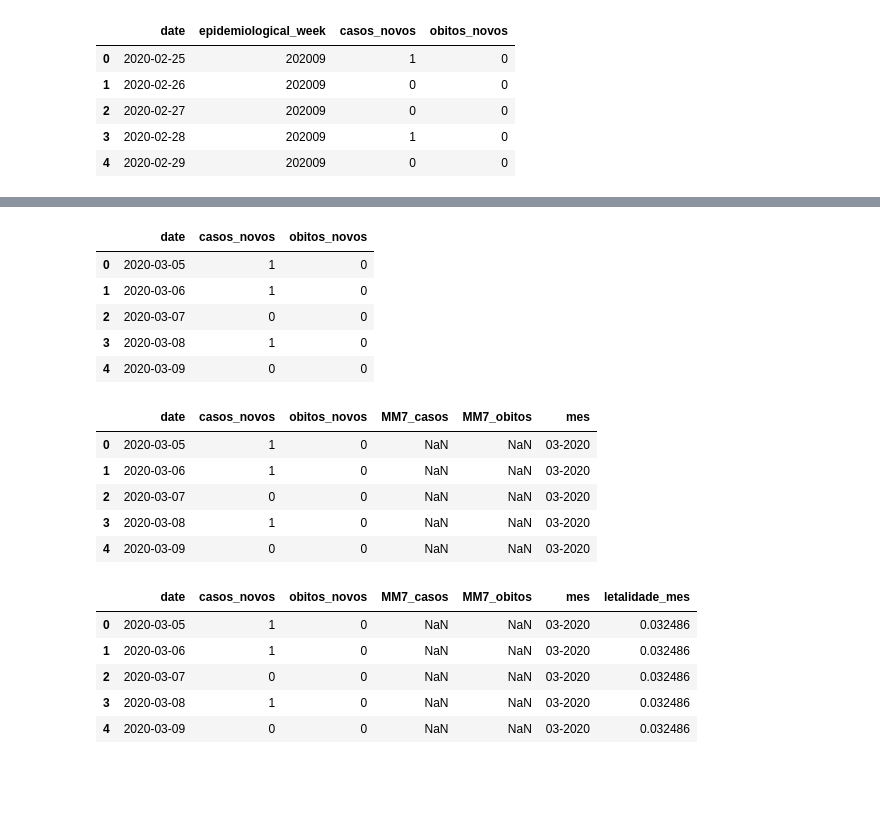
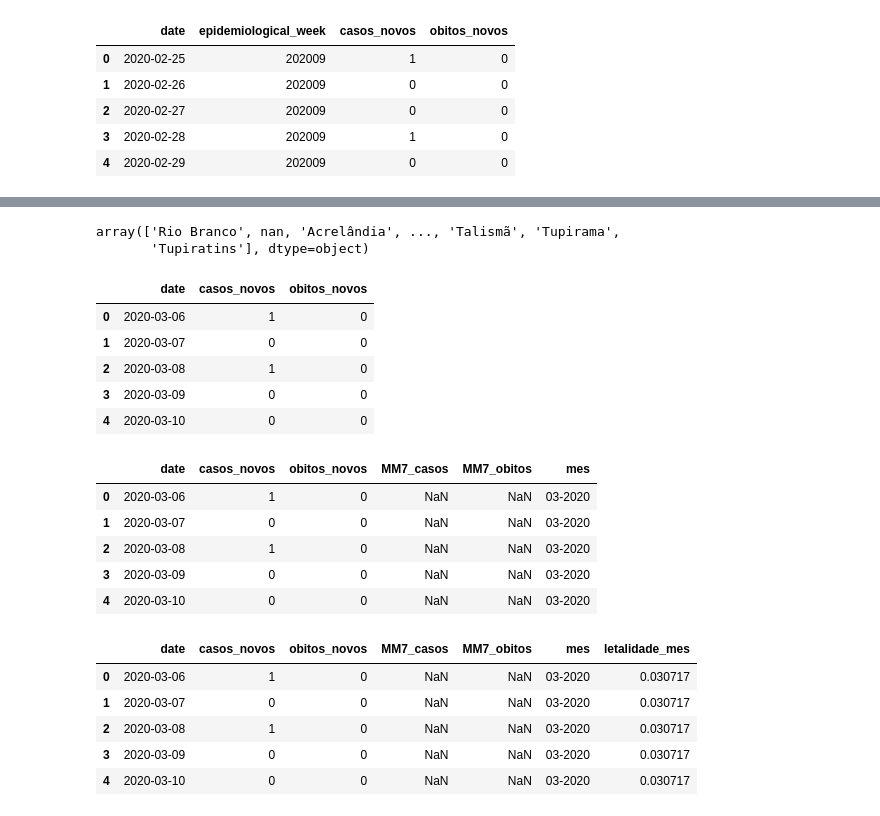
Before and after one commit to PedroHCAlmeida/analise_temporal_COVID_Brasil, a Jupyter notebook: notebooks/Limpeza_dados_covid.ipynb, the cells around one changed output, grey strips where cells are left out. Cells and saved outputs as stored; diff of their text form; code cells hidden in the pictures; blank space fills up the shorter version.

```diff
--- a/notebooks/Limpeza_dados_covid.ipynb
+++ b/notebooks/Limpeza_dados_covid.ipynb
@@ -101,14 +59,19 @@ dados_manaus.set_index(dados_manaus.columns[0]).to_csv('../dados_limpos/dados_ma
+# %%
+dados[''])
+# %% [output]
+array(['Rio Branco', nan, 'Acrelândia', ..., 'Talismã', 'Tupirama',
+       'Tupiratins'], dtype=object)
 # %%
-dados_rj = dados[(dados['state'] == 'RJ') & (dados['place_type'] == 'state')]
+dados_rj = dados[(dados['city'] == 'Rio de Janeiro')]
 dados_rj = dados_rj.groupby('date').agg({'casos_novos':'sum', 'obitos_novos':'sum'}).reset_index()
 dados_rj.head()
 # %% [output]
 |  | date | casos_novos | obitos_novos |
-| 0 | 2020-03-05 | 1 | 0 |
-| 1 | 2020-03-06 | 1 | 0 |
-| 2 | 2020-03-07 | 0 | 0 |
-| 3 | 2020-03-08 | 1 | 0 |
-| 4 | 2020-03-09 | 0 | 0 |
+| 0 | 2020-03-06 | 1 | 0 |
+| 1 | 2020-03-07 | 0 | 0 |
+| 2 | 2020-03-08 | 1 | 0 |
+| 3 | 2020-03-09 | 0 | 0 |
+| 4 | 2020-03-10 | 0 | 0 |
 # %%
 dados_rj['MM7_casos'] = dados_rj['casos_novos'].rolling(7, center=False).mean()
 dados_rj['MM7_obitos'] = dados_rj['obitos_novos'].rolling(7, center=False).mean()
@@ -116,11 +79,11 @@ dados_rj['mes'] = dados_rj['date'].dt.strftime('%m-%Y')
 dados_rj.head()
 # %% [output]
 |  | date | casos_novos | obitos_novos | MM7_casos | MM7_obitos | mes |
-| 0 | 2020-03-05 | 1 | 0 | NaN | NaN | 03-2020 |
-| 1 | 2020-03-06 | 1 | 0 | NaN | NaN | 03-2020 |
-| 2 | 2020-03-07 | 0 | 0 | NaN | NaN | 03-2020 |
-| 3 | 2020-03-08 | 1 | 0 | NaN | NaN | 03-2020 |
-| 4 | 2020-03-09 | 0 | 0 | NaN | NaN | 03-2020 |
+| 0 | 2020-03-06 | 1 | 0 | NaN | NaN | 03-2020 |
+| 1 | 2020-03-07 | 0 | 0 | NaN | NaN | 03-2020 |
+| 2 | 2020-03-08 | 1 | 0 | NaN | NaN | 03-2020 |
+| 3 | 2020-03-09 | 0 | 0 | NaN | NaN | 03-2020 |
+| 4 | 2020-03-10 | 0 | 0 | NaN | NaN | 03-2020 |
 # %%
 let_mes_rj = dados_rj.groupby('mes').agg({'casos_novos':'sum', 'obitos_novos':'sum'})
 let_mes_rj['letalidade_mes'] = let_mes_rj['obitos_novos'] / let_mes_rj['casos_novos']
@@ -130,11 +93,11 @@ dados_rj = dados_rj.merge(let_mes_rj[['mes','letalidade_mes']], on='mes')
 dados_rj.head()
 # %% [output]
 |  | date | casos_novos | obitos_novos | MM7_casos | MM7_obitos | mes | letalidade_mes |
-| 0 | 2020-03-05 | 1 | 0 | NaN | NaN | 03-2020 | 0.032486 |
-| 1 | 2020-03-06 | 1 | 0 | NaN | NaN | 03-2020 | 0.032486 |
-| 2 | 2020-03-07 | 0 | 0 | NaN | NaN | 03-2020 | 0.032486 |
-| 3 | 2020-03-08 | 1 | 0 | NaN | NaN | 03-2020 | 0.032486 |
-| 4 | 2020-03-09 | 0 | 0 | NaN | NaN | 03-2020 | 0.032486 |
+| 0 | 2020-03-06 | 1 | 0 | NaN | NaN | 03-2020 | 0.030717 |
+| 1 | 2020-03-07 | 0 | 0 | NaN | NaN | 03-2020 | 0.030717 |
+| 2 | 2020-03-08 | 1 | 0 | NaN | NaN | 03-2020 | 0.030717 |
+| 3 | 2020-03-09 | 0 | 0 | NaN | NaN | 03-2020 | 0.030717 |
+| 4 | 2020-03-10 | 0 | 0 | NaN | NaN | 03-2020 | 0.030717 |
 # %%
 dados_br.set_index(dados_br.columns[0]).to_csv('../dados_limpos/dados_br')
 # %%
```
Also changed, not shown: parts of 8 cells of this notebook, 10 other files.
